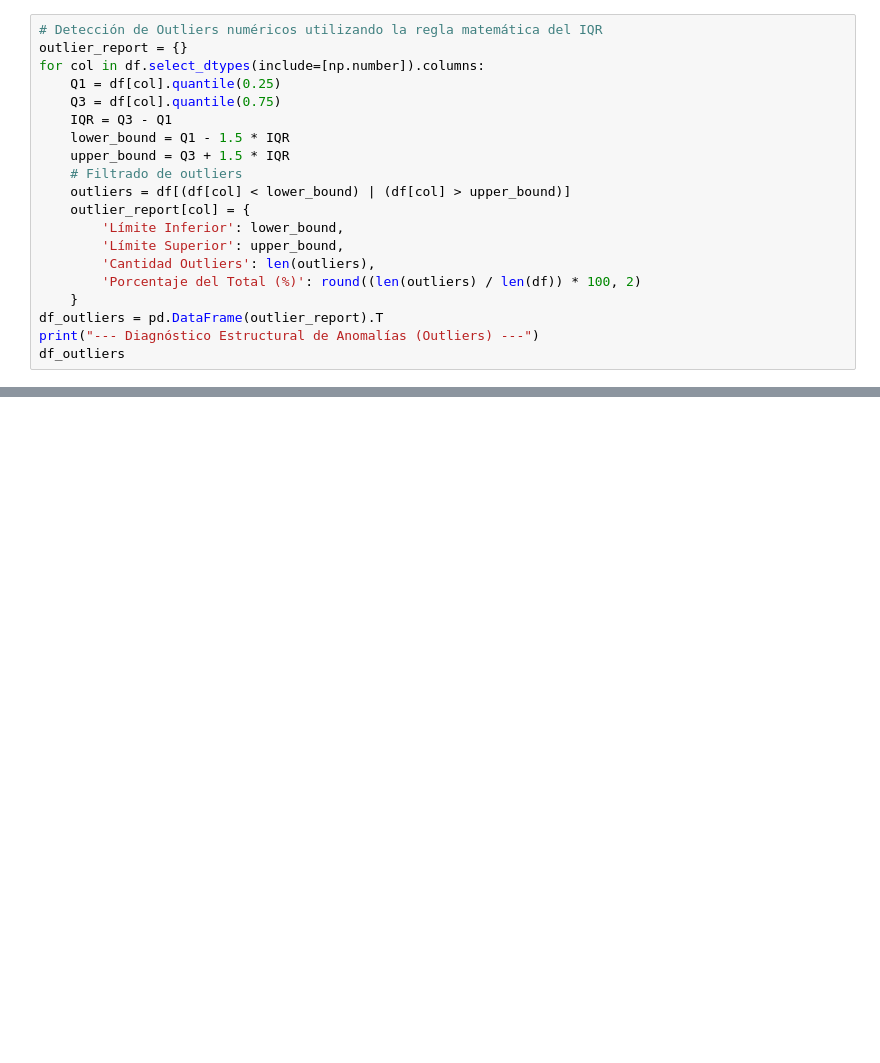
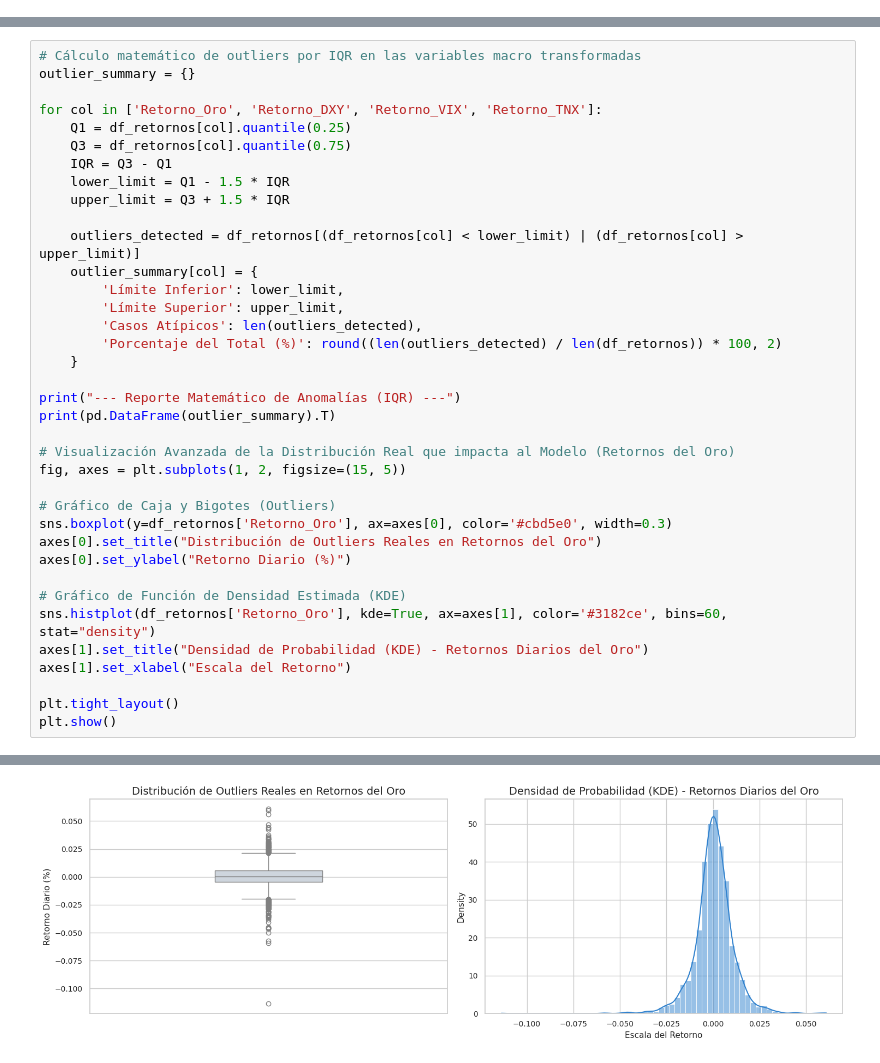
Before and after one commit to juandelaf1/Golden-Forecast, a Jupyter notebook: notebooks/EDA_Golden_Forecast.ipynb, the cells around one changed output, grey strips where cells are left out. Cells and saved outputs as stored; diff of their text form; blank space fills up the shorter version.

Commit message:
feat(eda): add initial exploratory data analysis for gold price

```diff
--- a/notebooks/EDA_Golden_Forecast.ipynb
+++ b/notebooks/EDA_Golden_Forecast.ipynb
@@ -157,20 +0,0 @@ observaciones y evaluar su impacto potencial en el sesgo de los futuros modelos.
-# %%
-# Detección de Outliers numéricos utilizando la regla matemática del IQR
-outlier_report = {}
-for col in df.select_dtypes(include=[np.number]).columns:
-    Q1 = df[col].quantile(0.25)
-    Q3 = df[col].quantile(0.75)
-    IQR = Q3 - Q1
-    lower_bound = Q1 - 1.5 * IQR
-    upper_bound = Q3 + 1.5 * IQR
-    # Filtrado de outliers
-    outliers = df[(df[col] < lower_bound) | (df[col] > upper_bound)]
-    outlier_report[col] = {
-        'Límite Inferior': lower_bound,
-        'Límite Superior': upper_bound,
-        'Cantidad Outliers': len(outliers),
-        'Porcentaje del Total (%)': round((len(outliers) / len(df)) * 100, 2)
-    }
-df_outliers = pd.DataFrame(outlier_report).T
-print("--- Diagnóstico Estructural de Anomalías (Outliers) ---")
-df_outliers
@@ -318,0 +189,38 @@ obligatoria TimeSeriesSplit de Scikit-Learn.
+# %%
+# Cálculo matemático de outliers por IQR en las variables macro transformadas
+outlier_summary = {}
+
+for col in ['Retorno_Oro', 'Retorno_DXY', 'Retorno_VIX', 'Retorno_TNX']:
+    Q1 = df_retornos[col].quantile(0.25)
+    Q3 = df_retornos[col].quantile(0.75)
+    IQR = Q3 - Q1
+    lower_limit = Q1 - 1.5 * IQR
+    upper_limit = Q3 + 1.5 * IQR
+
+    outliers_detected = df_retornos[(df_retornos[col] < lower_limit) | (df_retornos[col] > upper_limit)]
+    outlier_summary[col] = {
+        'Límite Inferior': lower_limit,
+        'Límite Superior': upper_limit,
+        'Casos Atípicos': len(outliers_detected),
+        'Porcentaje del Total (%)': round((len(outliers_detected) / len(df_retornos)) * 100, 2)
+    }
+
+print("--- Reporte Matemático de Anomalías (IQR) ---")
+print(pd.DataFrame(outlier_summary).T)
+
+# Visualización Avanzada de la Distribución Real que impacta al Modelo (Retornos del Oro)
+fig, axes = plt.subplots(1, 2, figsize=(15, 5))
+
+# Gráfico de Caja y Bigotes (Outliers)
+sns.boxplot(y=df_retornos['Retorno_Oro'], ax=axes[0], color='#cbd5e0', width=0.3)
+axes[0].set_title("Distribución de Outliers Reales en Retornos del Oro")
+axes[0].set_ylabel("Retorno Diario (%)")
+
+# Gráfico de Función de Densidad Estimada (KDE)
+sns.histplot(df_retornos['Retorno_Oro'], kde=True, ax=axes[1], color='#3182ce', bins=60, stat="density")
+axes[1].set_title("Densidad de Probabilidad (KDE) - Retornos Diarios del Oro")
+axes[1].set_xlabel("Escala del Retorno")
+
+plt.tight_layout()
+plt.show()
+# %% [output]
@@ -318,0 +239 @@ obligatoria TimeSeriesSplit de Scikit-Learn.
+[figure, added]
```
Also changed, not shown: parts of 37 cells of this notebook.
